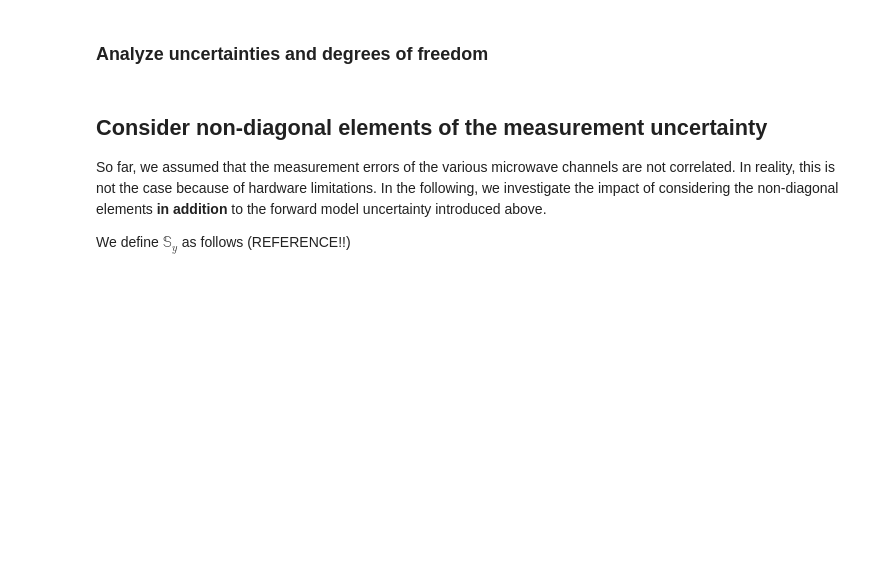
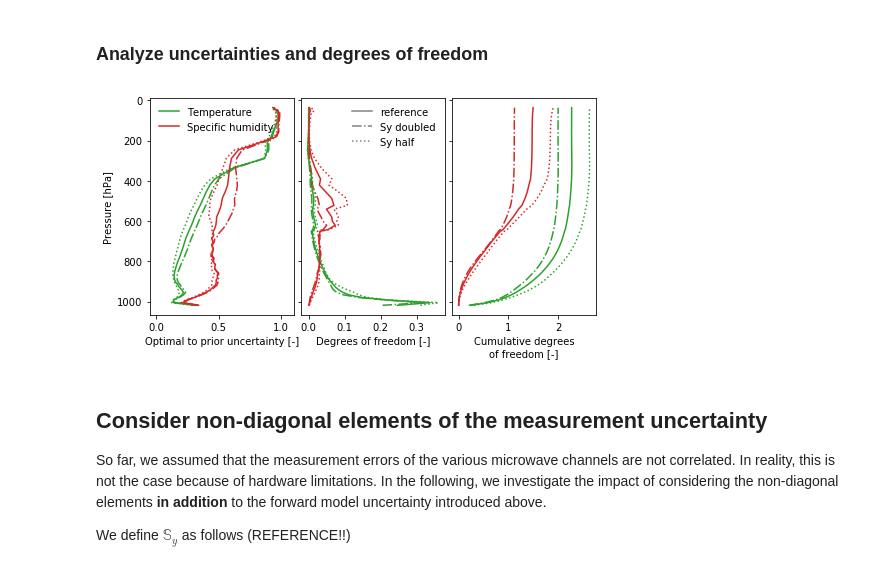
Before and after one commit to maahn/pyOptimalEstimation_examples, a Jupyter notebook: MWR_retrieval.ipynb, the cells around one changed output. Drawn from its saved outputs; the diff is of its cells as text; code cells hidden in the pictures; blank space fills up the shorter version.

```diff
--- a/MWR_retrieval.ipynb
+++ b/MWR_retrieval.ipynb
@@ -846,10 +881,12 @@ print(oe_b_double.chiSquareTest()[0]), print(oe_b_half.chiSquareTest()[0])
 # %%
 
 fig = supporting_routines.plot_uncertainty_dof(
-    oe_b, oe_b_doubled, 'Sy doubled',
+    oe_b, oe_b_double, 'Sy doubled',
     pressure.sel(season='MAM') / 100,
     oe3=oe_b_half, label3 = 'Sy half'
 )
+# %% [output]
+[figure, added]
 # %% [markdown]
 ## Consider non-diagonal elements of the measurement uncertainty
 
```
Also changed, not shown: parts of 17 cells of this notebook, 1 other file.
